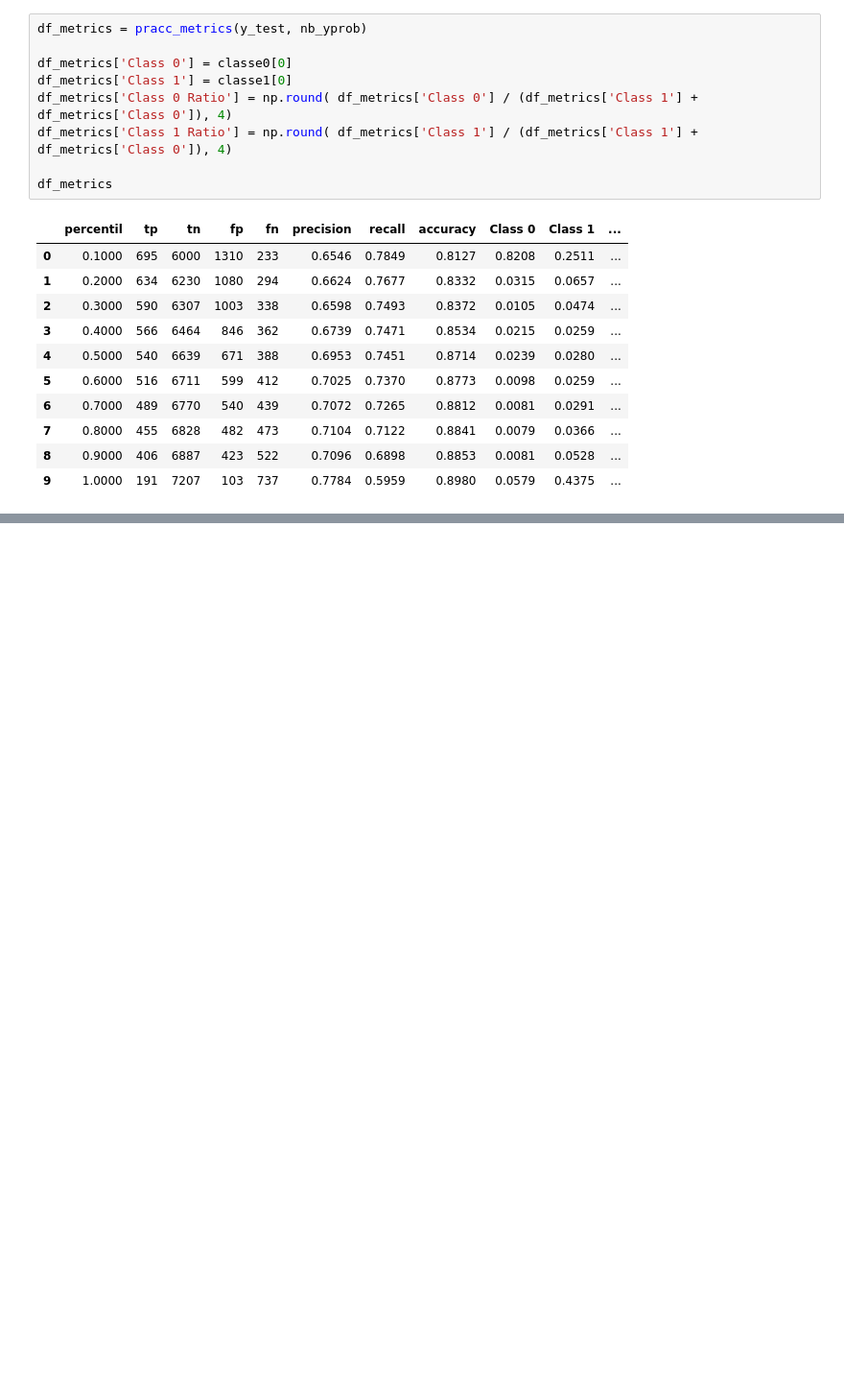
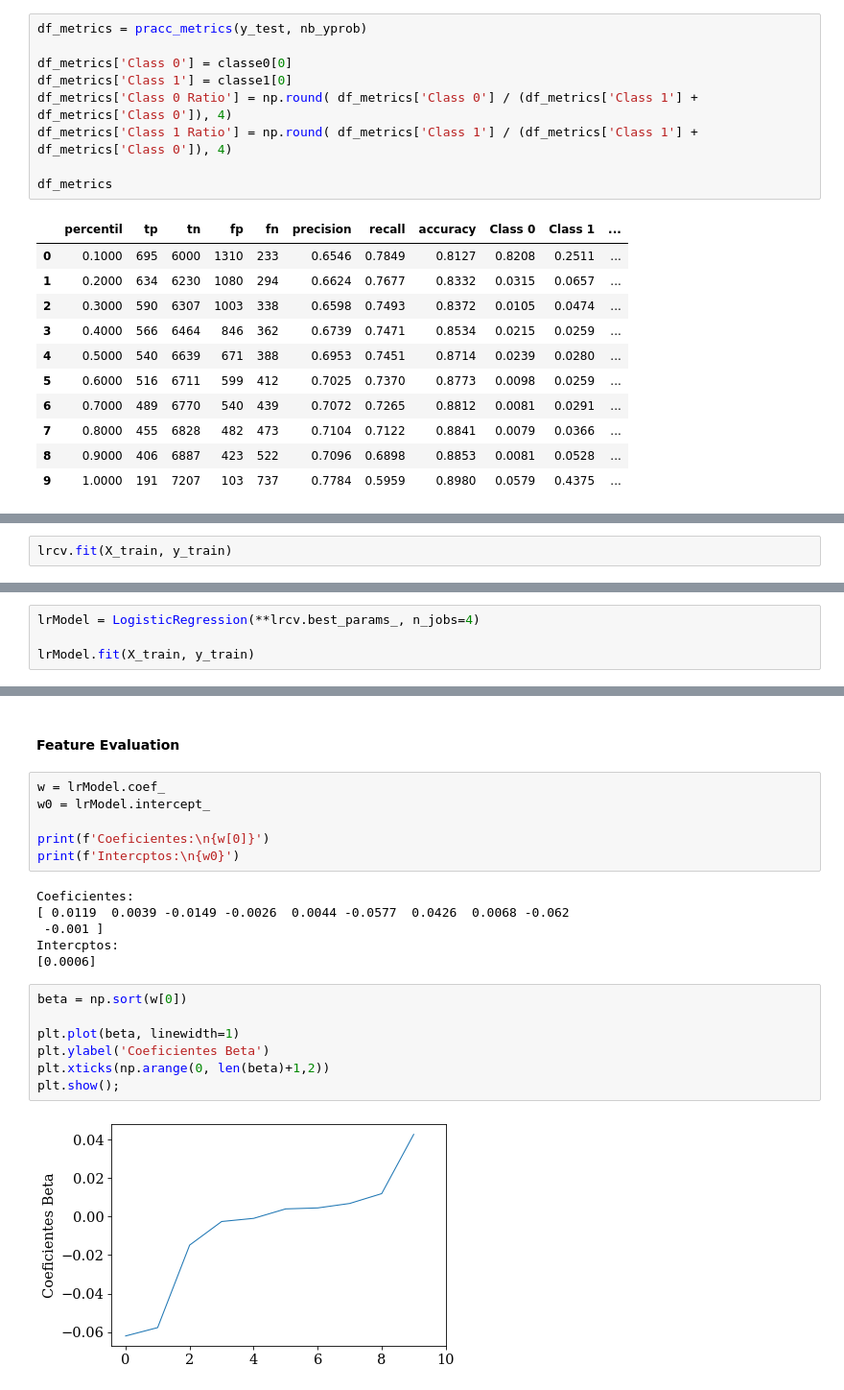
Before and after one commit to colantuono/data-science-python, a Jupyter notebook: classification/BinClass_Modelling_Eval.ipynb, the cells around one changed output, grey strips where cells are left out. Shown at 96% size. Cells and saved outputs as stored; diff of their text form; blank space fills up the shorter version.

```diff
--- a/classification/BinClass_Modelling_Eval.ipynb
+++ b/classification/BinClass_Modelling_Eval.ipynb
@@ -312,0 +550,2 @@ df_metrics
+# %%
+lrcv.fit(X_train, y_train)
@@ -312,0 +570,4 @@ df_metrics
+# %%
+lrModel = LogisticRegression(**lrcv.best_params_, n_jobs=4)
+
+lrModel.fit(X_train, y_train)
@@ -312,0 +583,23 @@ df_metrics
+# %% [markdown]
+#### Feature Evaluation
+# %%
+w = lrModel.coef_
+w0 = lrModel.intercept_
+
+print(f'Coeficientes:\n{w[0]}')
+print(f'Intercptos:\n{w0}')
+# %% [output]
+Coeficientes:
+[ 0.0119  0.0039 -0.0149 -0.0026  0.0044 -0.0577  0.0426  0.0068 -0.062
+ -0.001 ]
+Intercptos:
+[0.0006]
+# %%
+beta = np.sort(w[0])
+
+plt.plot(beta, linewidth=1)
+plt.ylabel('Coeficientes Beta')
+plt.xticks(np.arange(0, len(beta)+1,2))
+plt.show();
+# %% [output]
+[figure, added]
```
Also changed, not shown: parts of 104 cells of this notebook, 1 other file.
